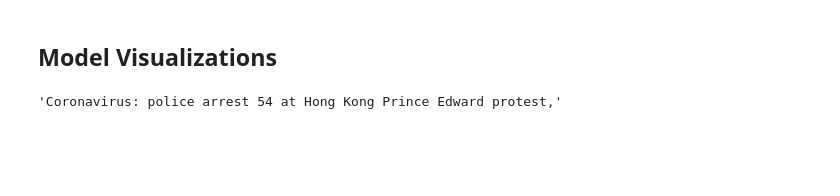
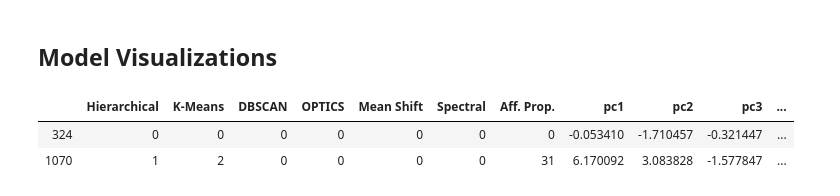
Before and after one commit to wplam107/Final_Project, a Jupyter notebook: clustering_models.ipynb, the cells around one changed output. Drawn from its saved outputs; the diff is of its cells as text; code cells hidden in the pictures; blank space fills up the shorter version.

```diff
--- a/clustering_models.ipynb
+++ b/clustering_models.ipynb
@@ -156,7 +247,15 @@ viz_df['Aff. Prop.'] = viz_df['Aff. Prop.'].map(lambda x: round(x)).astype(str)
 file = open('viz_df.p', 'rb')
 viz_df = pickle.load(file)
 file.close()
-# %%
-viz_df['headline'][0]
-# %% [output]
-'Coronavirus: police arrest 54 at Hong Kong Prince Edward protest,'
+# %%
+# Find extremes
+group1 = viz_df['total_sentences']
+group2 = viz_df['date']
+
+a = viz_df.loc[(group1 > 5) & (group2 > pd.datetime(2019, 9, 1).date())]
+group3 = (a['gov'] + a['poli'] + a['econ'] + a['protest'])
+a.loc[(group3 == group3.min())|(group3 == group3.max())]
+# %% [output]
+|  | Hierarchical | K-Means | DBSCAN | OPTICS | Mean Shift | Spectral | Aff. Prop. | pc1 | pc2 | pc3 | ... |
+| 324 | 0 | 0 | 0 | 0 | 0 | 0 | 0 | -0.053410 | -1.710457 | -0.321447 | ... |
+| 1070 | 1 | 2 | 0 | 0 | 0 | 0 | 31 | 6.170092 | 3.083828 | -1.577847 | ... |
```
Also changed, not shown: parts of 81 cells of this notebook, 3 other files.
